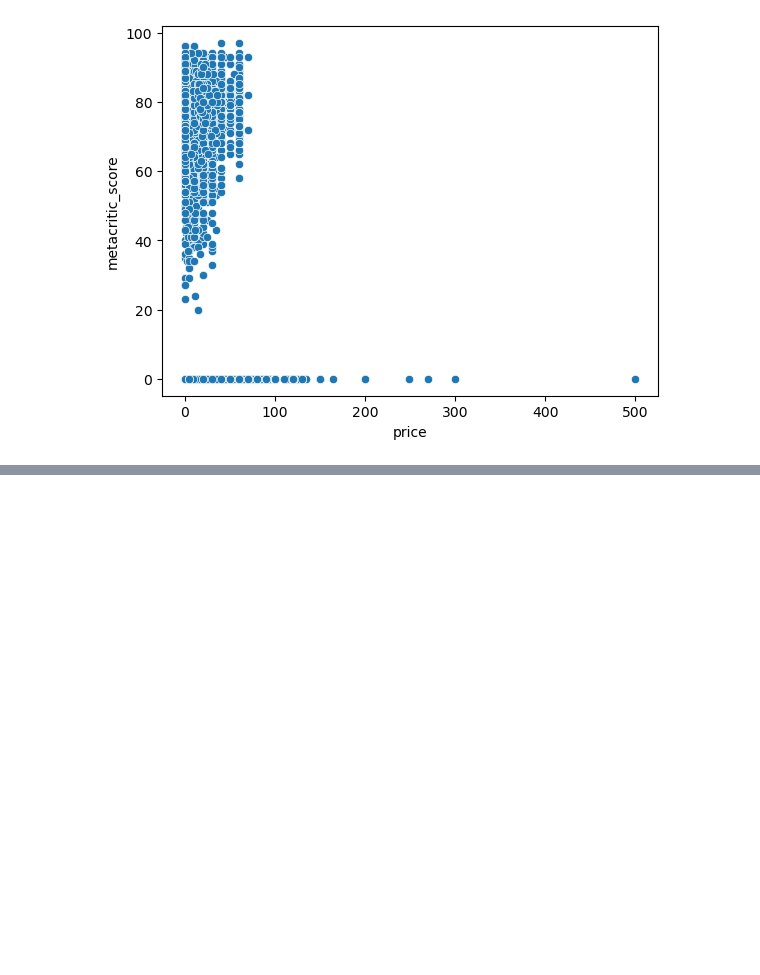
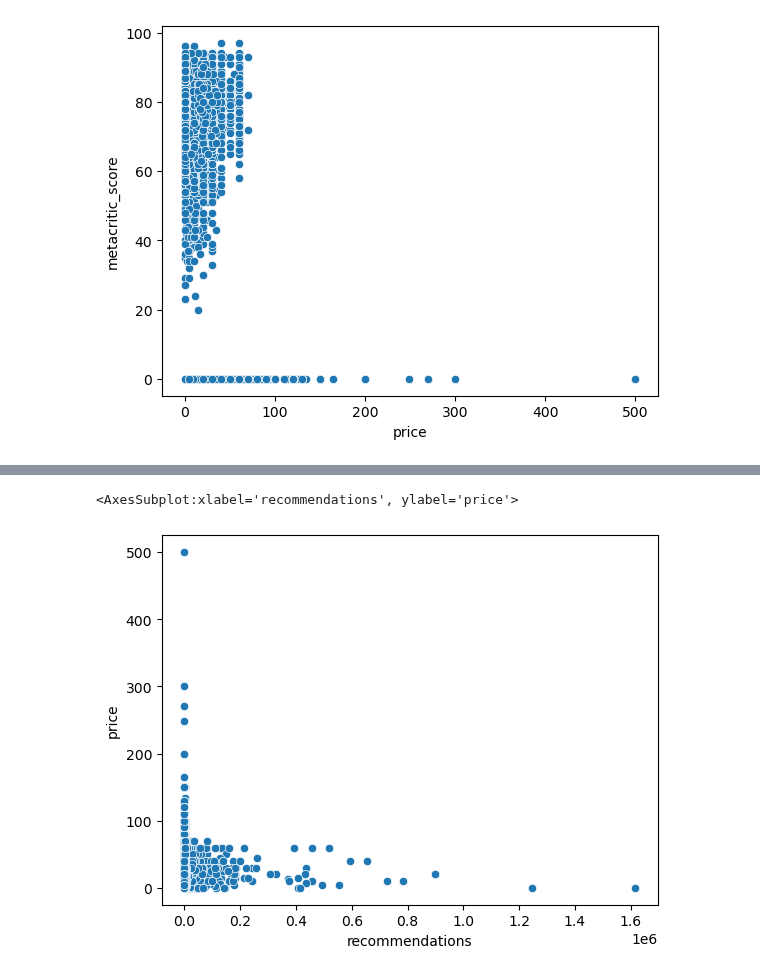
Before and after one commit to Asiandra/Artificial_Intelligence, a Jupyter notebook: Semester 1/Games/Games.ipynb, the cells around one changed output, grey strips where cells are left out. Cells and saved outputs as stored; diff of their text form; code cells hidden in the pictures; blank space fills up the shorter version.

```diff
--- a/Semester 1/Games/Games.ipynb
+++ b/Semester 1/Games/Games.ipynb
@@ -134,0 +140,5 @@ sns.scatterplot(data=dfCleaned, x="price", y="metacritic_score")
+# %%
+sns.scatterplot(data=dfCleaned, x="recommendations", y="price")
+# %% [output]
+<AxesSubplot:xlabel='recommendations', ylabel='price'>
+[figure, added]
```
Also changed, not shown: parts of 5 cells of this notebook.
